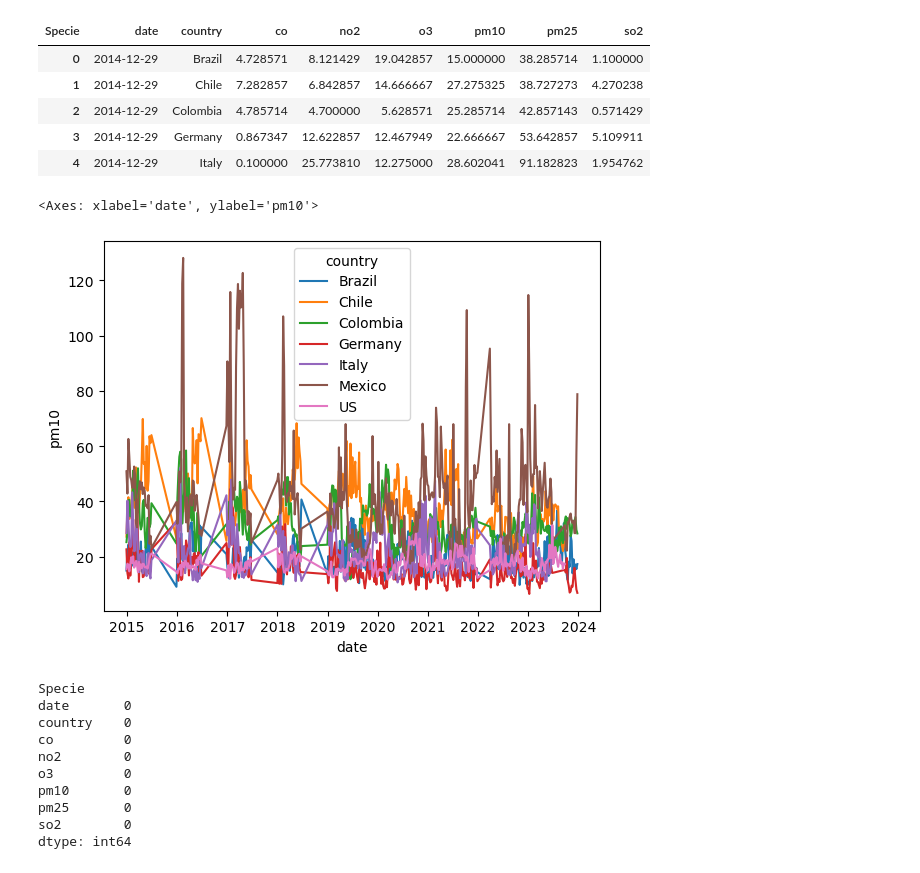
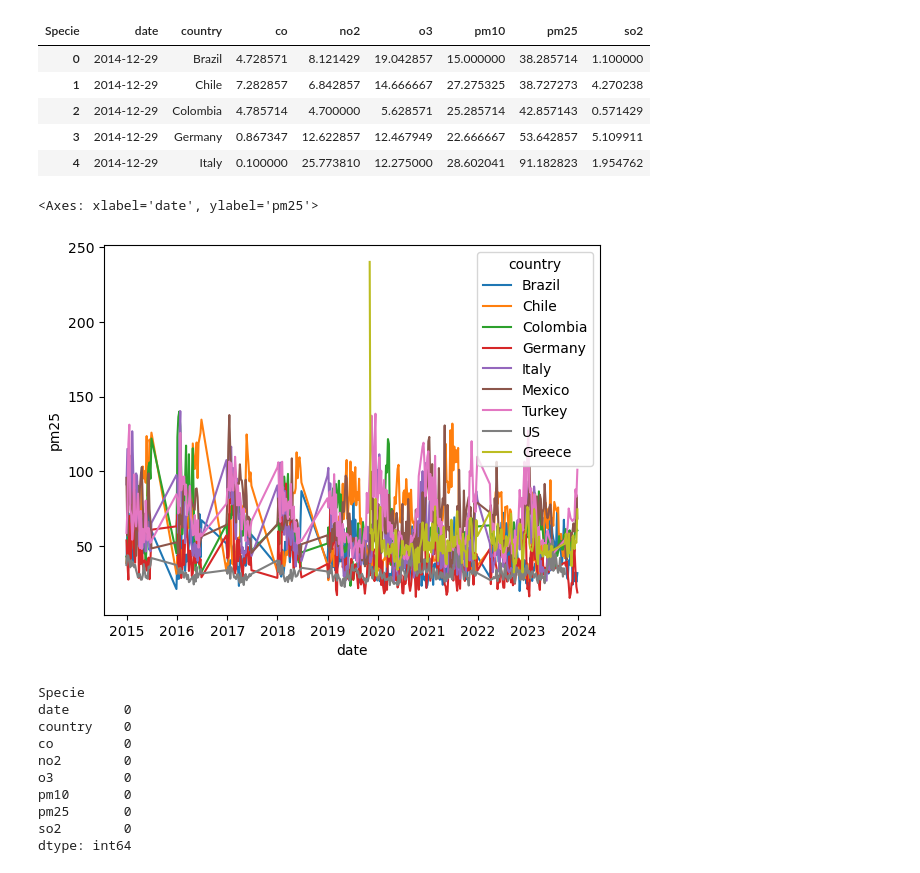
Before and after one commit to danielgvb/thesis, a Jupyter notebook: Data/xx_merging_steps.ipynb, the cells around one changed output. Drawn from its saved outputs; the diff is of its cells as text; code cells hidden in the pictures.

```diff
--- a/Data/xx_merging_steps.ipynb
+++ b/Data/xx_merging_steps.ipynb
@@ -59,7 +89,8 @@ df_atmos['date'] = pd.to_datetime(df_atmos['Date'])
 df_atmos['date_str'] = df_atmos['date'].astype(str)
 # %%
 dict_countries_2 = {'BR':'Brazil','CL':'Chile', 'CO':'Colombia', 'IT':'Italy',
-                  'MX':'Mexico', 'PA':'Panama', 'US':'US', 'DE': 'Germany'}
+                  'MX':'Mexico', 'PA':'Panama', 'US':'US', 'DE': 'Germany',
+                    'GR':'Greece', 'TR':'Turkey'}
 # %%
 # new countries atmospheric
 new_countries = []
@@ -185,10 +216,10 @@ dtype: int64
 | 3 | 2014-12-29 | Germany | 0.867347 | 12.622857 | 12.467949 | 22.666667 | 53.642857 | 5.109911 |
 | 4 | 2014-12-29 | Italy | 0.100000 | 25.773810 | 12.275000 | 28.602041 | 91.182823 | 1.954762 |
 # %%
-sns.lineplot(data=df_atmos_wide_w, x='date', y='pm10', hue='country')
+sns.lineplot(data=df_atmos_wide_w, x='date', y='pm25', hue='country')
 # %% [output]
-<Axes: xlabel='date', ylabel='pm10'>
+<Axes: xlabel='date', ylabel='pm25'>
-[figure, old version]
+[figure, new version]
 # %%
 df_atmos_wide_w.isnull().sum()
 # %% [output]
```
Also changed, not shown: parts of 25 cells of this notebook, 6 other files.
